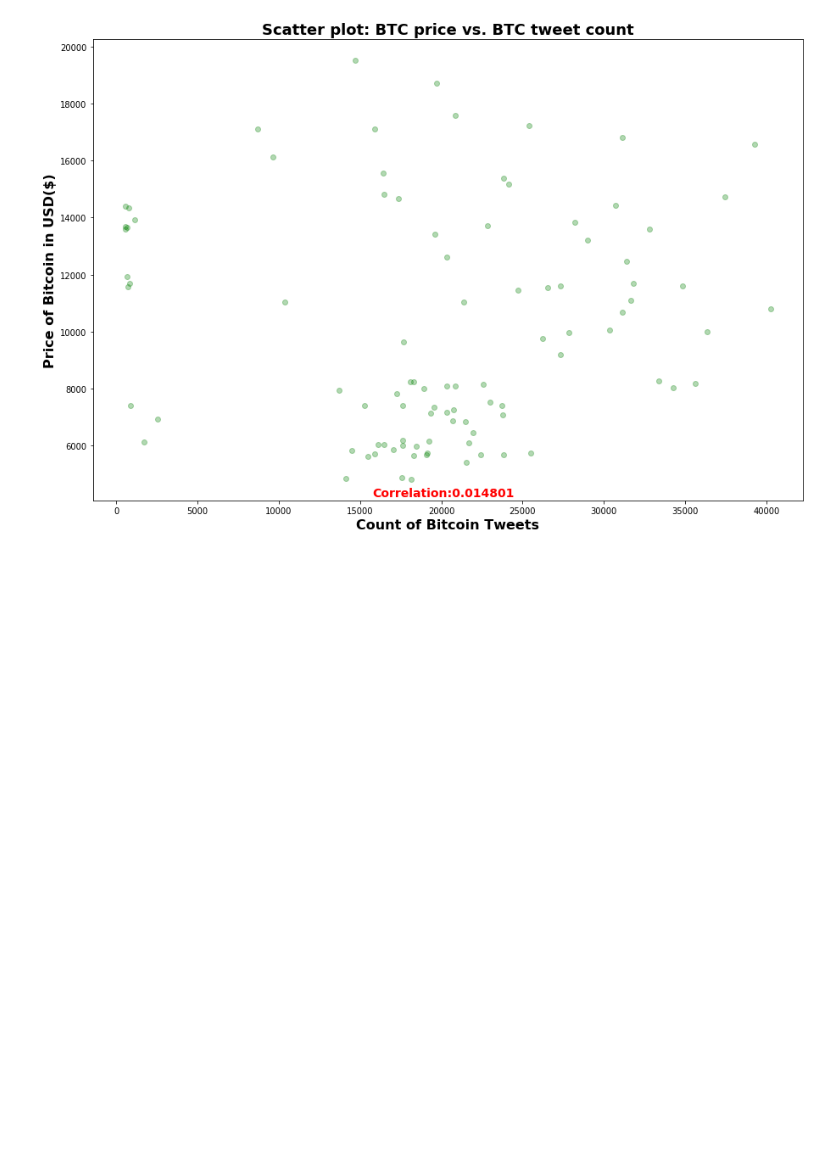
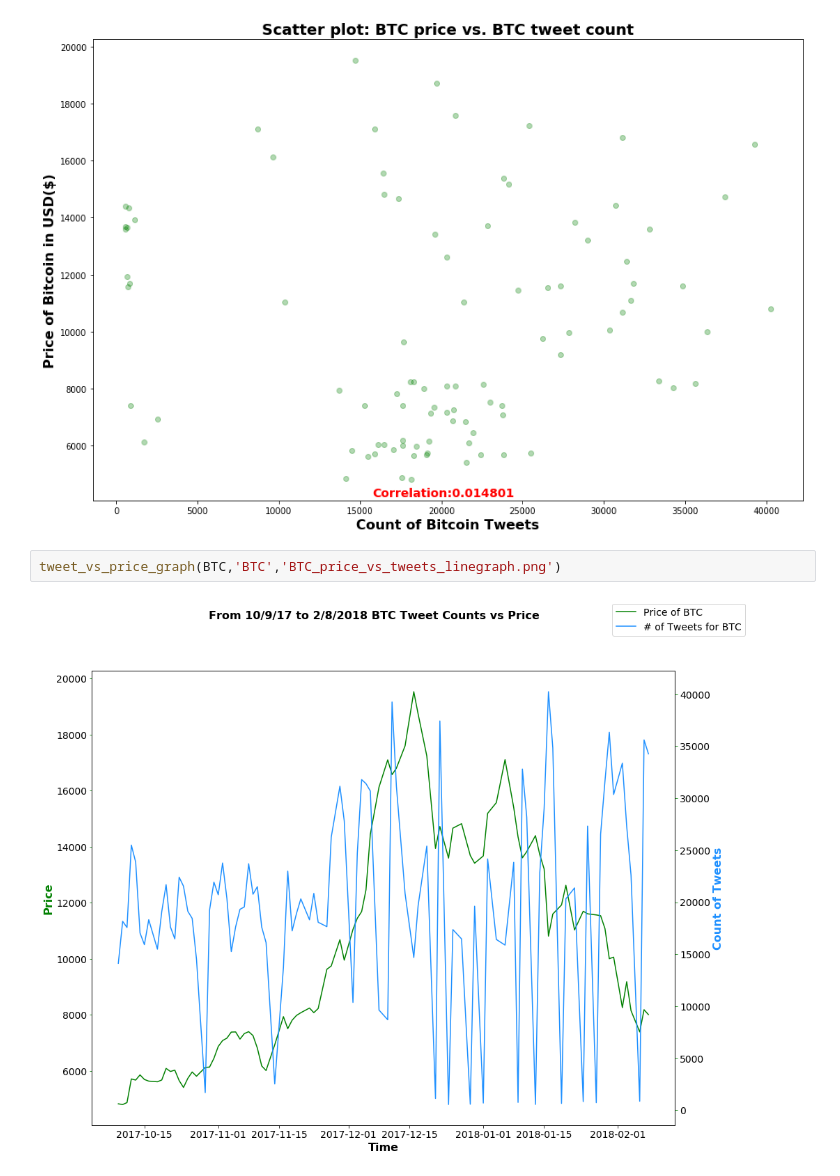
Before and after one commit to ThomasADuffy/Crypto-Capstone-1, a Jupyter notebook: notebooks/graphing_notebook.ipynb, the cells around one changed output. Cells and saved outputs as stored; diff of their text form; blank space fills up the shorter version.

Commit message:
added line graph function and also saved some more graphs

```diff
--- a/notebooks/graphing_notebook.ipynb
+++ b/notebooks/graphing_notebook.ipynb
@@ -72,3 +72,7 @@ scatter_plot(BTC,xcolname='count',ycolname='price_usd_value',color='green',
              ,ylabel='Price of Bitcoin in USD($)',corr=0.014801,savefig='BTC_scatter_plot.png')
 # %% [output]
 [figure]
+# %%
+tweet_vs_price_graph(BTC,'BTC','BTC_price_vs_tweets_linegraph.png')
+# %% [output]
+[figure, added]
```
Also changed, not shown: parts of 5 cells of this notebook, 5 other files.
